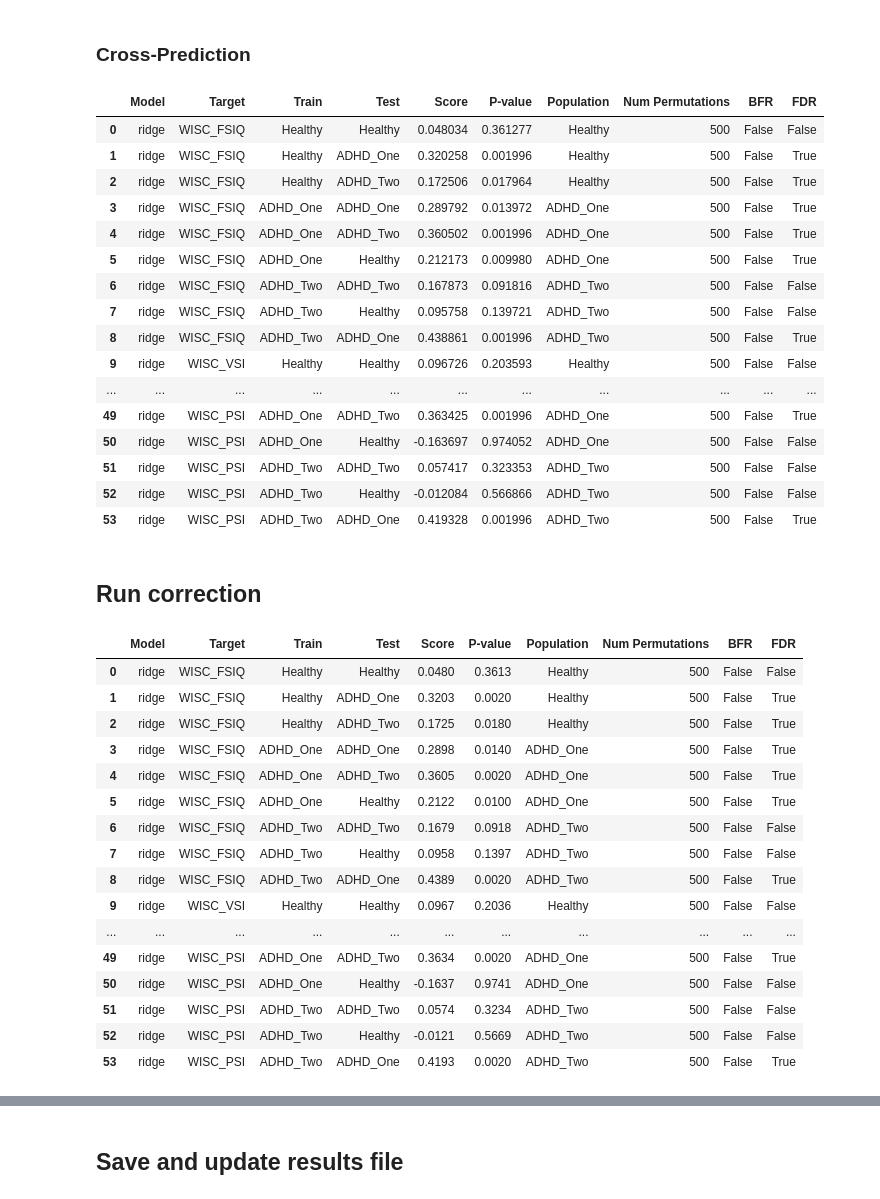
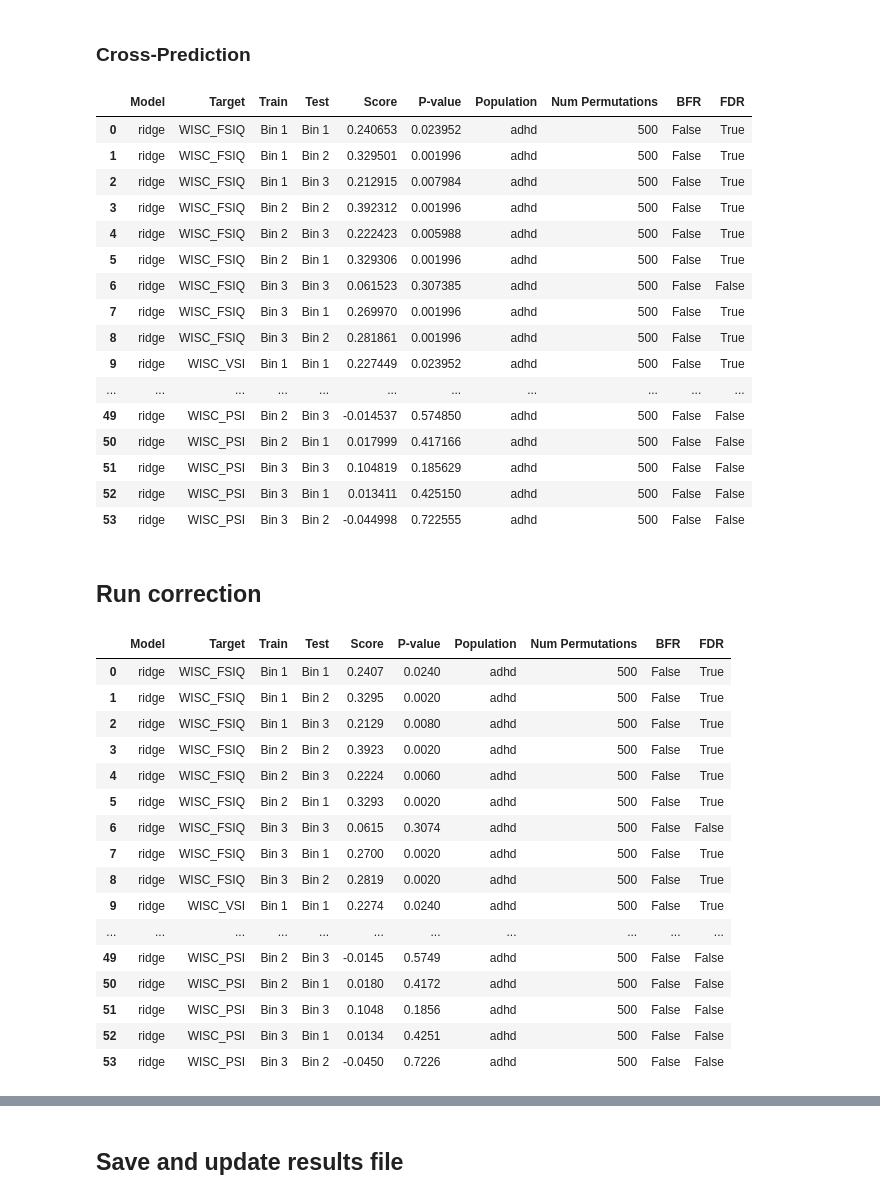
Before and after one commit to Brian-Pho/MSc_Research-Project, a Jupyter notebook: src/Models/Analysis/Multiple Hypothesis Testing.ipynb, the cells around one changed output, grey strips where cells are left out. Cells and saved outputs as stored; diff of their text form; code cells hidden in the pictures.

```diff
--- a/src/Models/Analysis/Multiple Hypothesis Testing.ipynb
+++ b/src/Models/Analysis/Multiple Hypothesis Testing.ipynb
@@ -69,31 +69,31 @@ display(df)
 # %% [markdown]
 ### Cross-Prediction
 # %%
-# fn = 'ridge_pts_age_cross_prediction.csv'
-fn = 'ridge_pts_diagnosis_cross_prediction.csv'
+fn = 'ridge_pts_age_cross_prediction.csv'
+# fn = 'ridge_pts_diagnosis_cross_prediction.csv'
 results_path = join(CROSS_PRED_RESULTS, fn)
 df = pd.read_csv(results_path, index_col=0)
 df = df.reset_index(drop=True)
 pvals = df['P-value']
 display(df)
 # %% [output]
 |  | Model | Target | Train | Test | Score | P-value | Population | Num Permutations | BFR | FDR |
-| 0 | ridge | WISC_FSIQ | Healthy | Healthy | 0.048034 | 0.361277 | Healthy | 500 | False | False |
-| 1 | ridge | WISC_FSIQ | Healthy | ADHD_One | 0.320258 | 0.001996 | Healthy | 500 | False | True |
-| 2 | ridge | WISC_FSIQ | Healthy | ADHD_Two | 0.172506 | 0.017964 | Healthy | 500 | False | True |
-| 3 | ridge | WISC_FSIQ | ADHD_One | ADHD_One | 0.289792 | 0.013972 | ADHD_One | 500 | False | True |
-| 4 | ridge | WISC_FSIQ | ADHD_One | ADHD_Two | 0.360502 | 0.001996 | ADHD_One | 500 | False | True |
-| 5 | ridge | WISC_FSIQ | ADHD_One | Healthy | 0.212173 | 0.009980 | ADHD_One | 500 | False | True |
-| 6 | ridge | WISC_FSIQ | ADHD_Two | ADHD_Two | 0.167873 | 0.091816 | ADHD_Two | 500 | False | False |
-| 7 | ridge | WISC_FSIQ | ADHD_Two | Healthy | 0.095758 | 0.139721 | ADHD_Two | 500 | False | False |
-| 8 | ridge | WISC_FSIQ | ADHD_Two | ADHD_One | 0.438861 | 0.001996 | ADHD_Two | 500 | False | True |
-| 9 | ridge | WISC_VSI | Healthy | Healthy | 0.096726 | 0.203593 | Healthy | 500 | False | False |
+| 0 | ridge | WISC_FSIQ | Bin 1 | Bin 1 | 0.240653 | 0.023952 | adhd | 500 | False | True |
+| 1 | ridge | WISC_FSIQ | Bin 1 | Bin 2 | 0.329501 | 0.001996 | adhd | 500 | False | True |
+| 2 | ridge | WISC_FSIQ | Bin 1 | Bin 3 | 0.212915 | 0.007984 | adhd | 500 | False | True |
+| 3 | ridge | WISC_FSIQ | Bin 2 | Bin 2 | 0.392312 | 0.001996 | adhd | 500 | False | True |
+| 4 | ridge | WISC_FSIQ | Bin 2 | Bin 3 | 0.222423 | 0.005988 | adhd | 500 | False | True |
+| 5 | ridge | WISC_FSIQ | Bin 2 | Bin 1 | 0.329306 | 0.001996 | adhd | 500 | False | True |
+| 6 | ridge | WISC_FSIQ | Bin 3 | Bin 3 | 0.061523 | 0.307385 | adhd | 500 | False | False |
+| 7 | ridge | WISC_FSIQ | Bin 3 | Bin 1 | 0.269970 | 0.001996 | adhd | 500 | False | True |
+| 8 | ridge | WISC_FSIQ | Bin 3 | Bin 2 | 0.281861 | 0.001996 | adhd | 500 | False | True |
+| 9 | ridge | WISC_VSI | Bin 1 | Bin 1 | 0.227449 | 0.023952 | adhd | 500 | False | True |
 | ... | ... | ... | ... | ... | ... | ... | ... | ... | ... | ... |
-| 49 | ridge | WISC_PSI | ADHD_One | ADHD_Two | 0.363425 | 0.001996 | ADHD_One | 500 | False | True |
-| 50 | ridge | WISC_PSI | ADHD_One | Healthy | -0.163697 | 0.974052 | ADHD_One | 500 | False | False |
-| 51 | ridge | WISC_PSI | ADHD_Two | ADHD_Two | 0.057417 | 0.323353 | ADHD_Two | 500 | False | False |
-| 52 | ridge | WISC_PSI | ADHD_Two | Healthy | -0.012084 | 0.566866 | ADHD_Two | 500 | False | False |
-| 53 | ridge | WISC_PSI | ADHD_Two | ADHD_One | 0.419328 | 0.001996 | ADHD_Two | 500 | False | True |
+| 49 | ridge | WISC_PSI | Bin 2 | Bin 3 | -0.014537 | 0.574850 | adhd | 500 | False | False |
+| 50 | ridge | WISC_PSI | Bin 2 | Bin 1 | 0.017999 | 0.417166 | adhd | 500 | False | False |
+| 51 | ridge | WISC_PSI | Bin 3 | Bin 3 | 0.104819 | 0.185629 | adhd | 500 | False | False |
+| 52 | ridge | WISC_PSI | Bin 3 | Bin 1 | 0.013411 | 0.425150 | adhd | 500 | False | False |
+| 53 | ridge | WISC_PSI | Bin 3 | Bin 2 | -0.044998 | 0.722555 | adhd | 500 | False | False |
 # %% [markdown]
 ## Run correction
 # %%
@@ -103,19 +103,19 @@ df['FDR'] = lsu(pvals, q=a_threshold)
 display(df.round(4))
 # %% [output]
 |  | Model | Target | Train | Test | Score | P-value | Population | Num Permutations | BFR | FDR |
-| 0 | ridge | WISC_FSIQ | Healthy | Healthy | 0.0480 | 0.3613 | Healthy | 500 | False | False |
-| 1 | ridge | WISC_FSIQ | Healthy | ADHD_One | 0.3203 | 0.0020 | Healthy | 500 | False | True |
-| 2 | ridge | WISC_FSIQ | Healthy | ADHD_Two | 0.1725 | 0.0180 | Healthy | 500 | False | True |
-| 3 | ridge | WISC_FSIQ | ADHD_One | ADHD_One | 0.2898 | 0.0140 | ADHD_One | 500 | False | True |
-| 4 | ridge | WISC_FSIQ | ADHD_One | ADHD_Two | 0.3605 | 0.0020 | ADHD_One | 500 | False | True |
-| 5 | ridge | WISC_FSIQ | ADHD_One | Healthy | 0.2122 | 0.0100 | ADHD_One | 500 | False | True |
-| 6 | ridge | WISC_FSIQ | ADHD_Two | ADHD_Two | 0.1679 | 0.0918 | ADHD_Two | 500 | False | False |
-| 7 | ridge | WISC_FSIQ | ADHD_Two | Healthy | 0.0958 | 0.1397 | ADHD_Two | 500 | False | False |
-| 8 | ridge | WISC_FSIQ | ADHD_Two | ADHD_One | 0.4389 | 0.0020 | ADHD_Two | 500 | False | True |
-| 9 | ridge | WISC_VSI | Healthy | Healthy | 0.0967 | 0.2036 | Healthy | 500 | False | False |
+| 0 | ridge | WISC_FSIQ | Bin 1 | Bin 1 | 0.2407 | 0.0240 | adhd | 500 | False | True |
+| 1 | ridge | WISC_FSIQ | Bin 1 | Bin 2 | 0.3295 | 0.0020 | adhd | 500 | False | True |
+| 2 | ridge | WISC_FSIQ | Bin 1 | Bin 3 | 0.2129 | 0.0080 | adhd | 500 | False | True |
+| 3 | ridge | WISC_FSIQ | Bin 2 | Bin 2 | 0.3923 | 0.0020 | adhd | 500 | False | True |
+| 4 | ridge | WISC_FSIQ | Bin 2 | Bin 3 | 0.2224 | 0.0060 | adhd | 500 | False | True |
+| 5 | ridge | WISC_FSIQ | Bin 2 | Bin 1 | 0.3293 | 0.0020 | adhd | 500 | False | True |
+| 6 | ridge | WISC_FSIQ | Bin 3 | Bin 3 | 0.0615 | 0.3074 | adhd | 500 | False | False |
+| 7 | ridge | WISC_FSIQ | Bin 3 | Bin 1 | 0.2700 | 0.0020 | adhd | 500 | False | True |
+| 8 | ridge | WISC_FSIQ | Bin 3 | Bin 2 | 0.2819 | 0.0020 | adhd | 500 | False | True |
+| 9 | ridge | WISC_VSI | Bin 1 | Bin 1 | 0.2274 | 0.0240 | adhd | 500 | False | True |
 | ... | ... | ... | ... | ... | ... | ... | ... | ... | ... | ... |
-| 49 | ridge | WISC_PSI | ADHD_One | ADHD_Two | 0.3634 | 0.0020 | ADHD_One | 500 | False | True |
-| 50 | ridge | WISC_PSI | ADHD_One | Healthy | -0.1637 | 0.9741 | ADHD_One | 500 | False | False |
-| 51 | ridge | WISC_PSI | ADHD_Two | ADHD_Two | 0.0574 | 0.3234 | ADHD_Two | 500 | False | False |
-| 52 | ridge | WISC_PSI | ADHD_Two | Healthy | -0.0121 | 0.5669 | ADHD_Two | 500 | False | False |
-| 53 | ridge | WISC_PSI | ADHD_Two | ADHD_One | 0.4193 | 0.0020 | ADHD_Two | 500 | False | True |
+| 49 | ridge | WISC_PSI | Bin 2 | Bin 3 | -0.0145 | 0.5749 | adhd | 500 | False | False |
+| 50 | ridge | WISC_PSI | Bin 2 | Bin 1 | 0.0180 | 0.4172 | adhd | 500 | False | False |
+| 51 | ridge | WISC_PSI | Bin 3 | Bin 3 | 0.1048 | 0.1856 | adhd | 500 | False | False |
+| 52 | ridge | WISC_PSI | Bin 3 | Bin 1 | 0.0134 | 0.4251 | adhd | 500 | False | False |
+| 53 | ridge | WISC_PSI | Bin 3 | Bin 2 | -0.0450 | 0.7226 | adhd | 500 | False | False |
```
Also changed, not shown: parts of 1 cell of this notebook, 4 other files.
